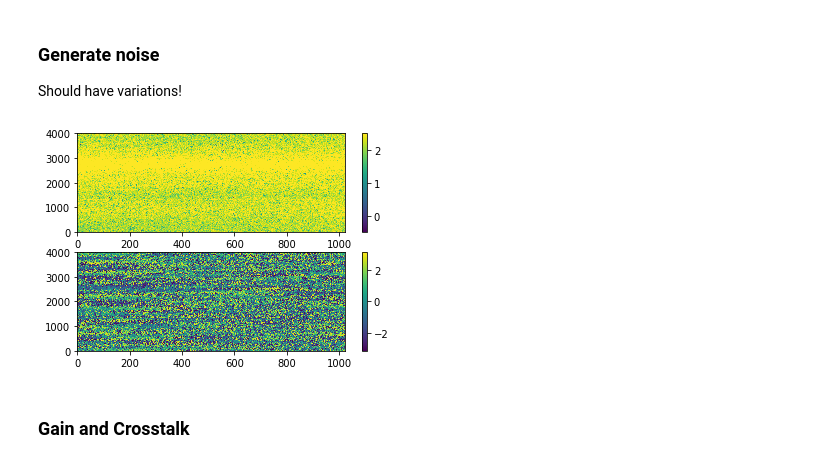
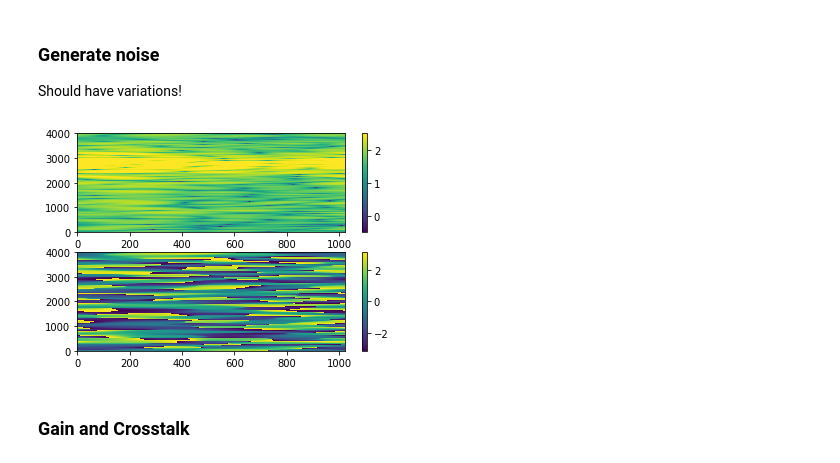
Before and after one commit to musicbyjing/cosmic_dawn_rfi, a Jupyter notebook: dataset_generation.ipynb, the cells around one changed output. Drawn from its saved outputs; the diff is of its cells as text; code cells hidden in the pictures.

```diff
--- a/dataset_generation.ipynb
+++ b/dataset_generation.ipynb
@@ -82,14 +82,14 @@ Should have variations!
 # %%
 tsky = noise.resample_Tsky(fqs,lsts,Tsky_mdl=noise.HERA_Tsky_mdl['xx'])
 t_rx = 150.
 OMEGA_P = (0.72)*np.ones(1024)
 # .72 or smaller for omega_p; provided by Adrian, from literature
 
 nos_jy = noise.sky_noise_jy(tsky + t_rx, fqs, lsts, OMEGA_P)
-vis = vis + nos_jy
+# vis = vis + nos_jy
 plot_one_vis(vis, 4000)
 # %% [output]
-[figure, old version]
+[figure, new version]
 # %% [markdown]
 ### Gain and Crosstalk
 # %%
```
Also changed, not shown: parts of 7 cells of this notebook, 1 other file.
